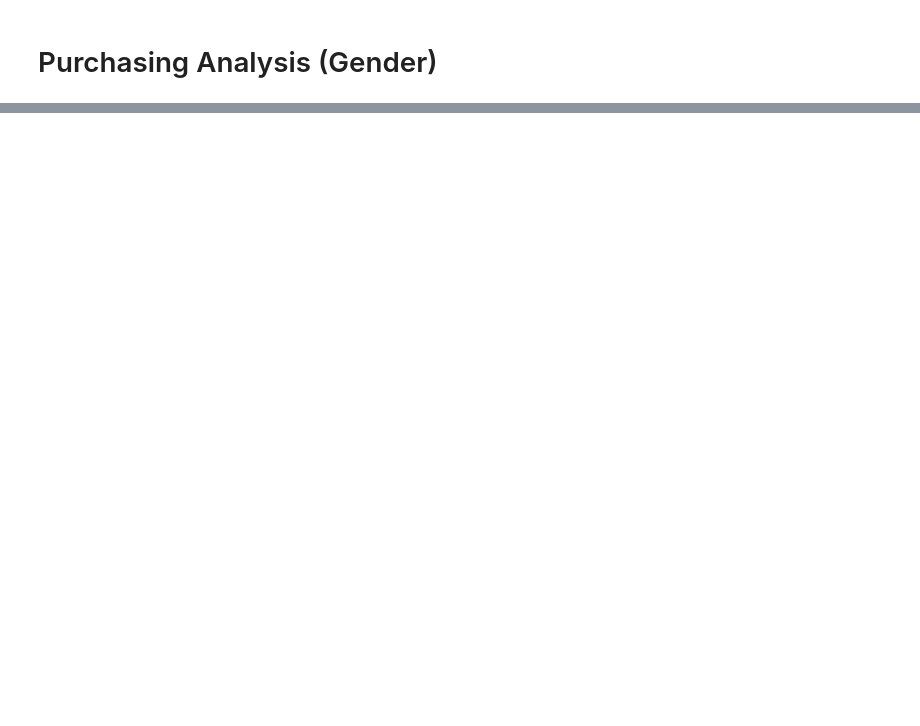
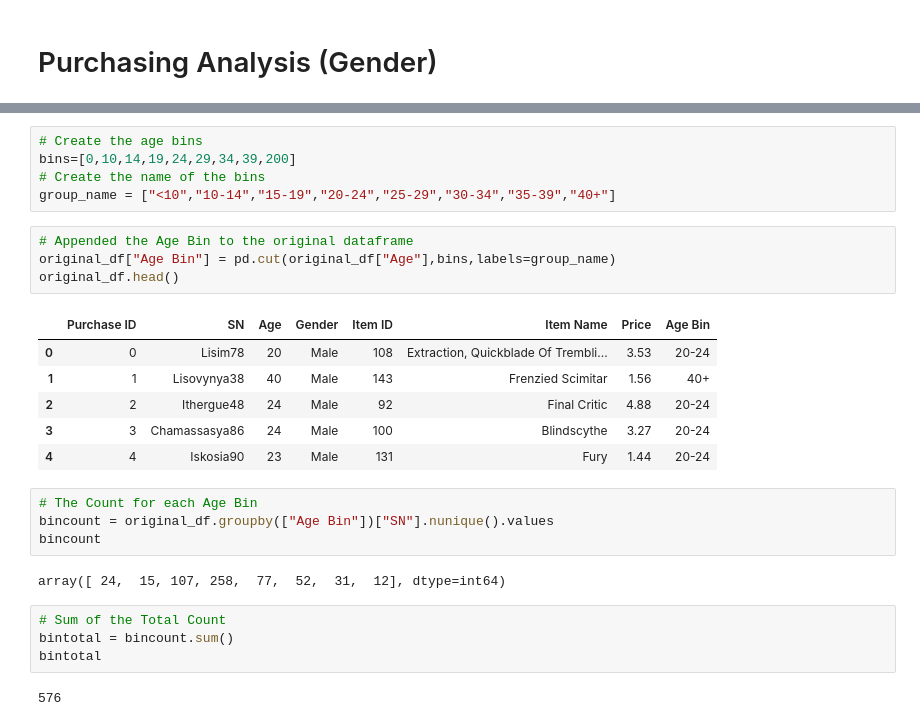
Before and after one commit to mabel912/Homeworks, a Jupyter notebook: Homework4/Heroes of Pymoli.ipynb, the cells around one changed output, grey strips where cells are left out. Drawn from its saved outputs; the diff is of its cells as text; blank space fills up the shorter version.

```diff
--- a/Homework4/Heroes of Pymoli.ipynb
+++ b/Homework4/Heroes of Pymoli.ipynb
@@ -162,0 +236,28 @@ NameError: name 'Num1' is not defined
+# %%
+# Create the age bins
+bins=[0,10,14,19,24,29,34,39,200]
+# Create the name of the bins
+group_name = ["<10","10-14","15-19","20-24","25-29","30-34","35-39","40+"]
+# %%
+# Appended the Age Bin to the original dataframe
+original_df["Age Bin"] = pd.cut(original_df["Age"],bins,labels=group_name)
+original_df.head()
+# %% [output]
+|  | Purchase ID | SN | Age | Gender | Item ID | Item Name | Price | Age Bin |
+| 0 | 0 | Lisim78 | 20 | Male | 108 | Extraction, Quickblade Of Trembli... | 3.53 | 20-24 |
+| 1 | 1 | Lisovynya38 | 40 | Male | 143 | Frenzied Scimitar | 1.56 | 40+ |
+| 2 | 2 | Ithergue48 | 24 | Male | 92 | Final Critic | 4.88 | 20-24 |
+| 3 | 3 | Chamassasya86 | 24 | Male | 100 | Blindscythe | 3.27 | 20-24 |
+| 4 | 4 | Iskosia90 | 23 | Male | 131 | Fury | 1.44 | 20-24 |
+# %%
+# The Count for each Age Bin
+bincount = original_df.groupby(["Age Bin"])["SN"].nunique().values
+bincount
+# %% [output]
+array([ 24,  15, 107, 258,  77,  52,  31,  12], dtype=int64)
+# %%
+# Sum of the Total Count
+bintotal = bincount.sum()
+bintotal
+# %% [output]
+576
```
Also changed, not shown: parts of 32 cells of this notebook.
